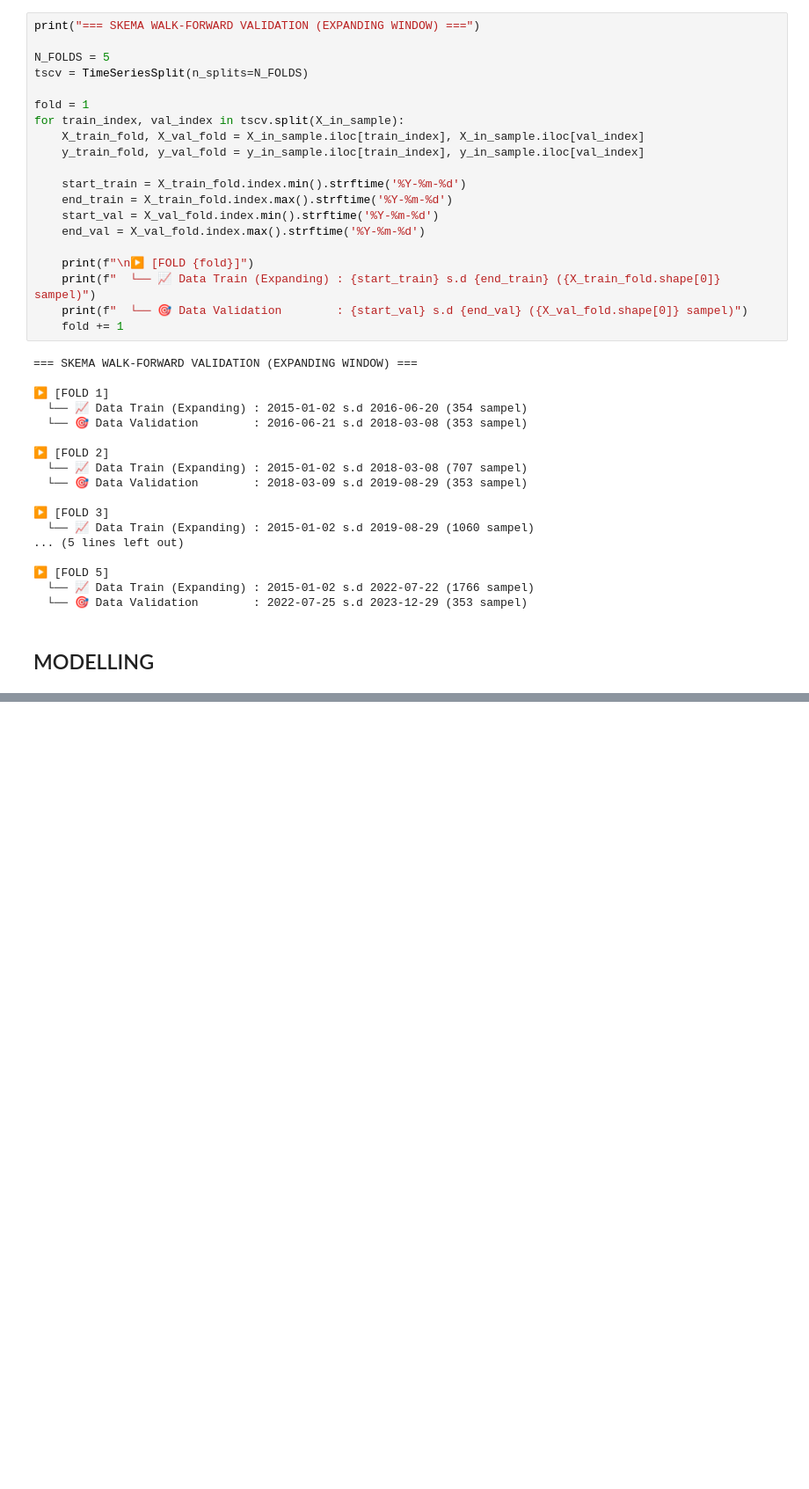
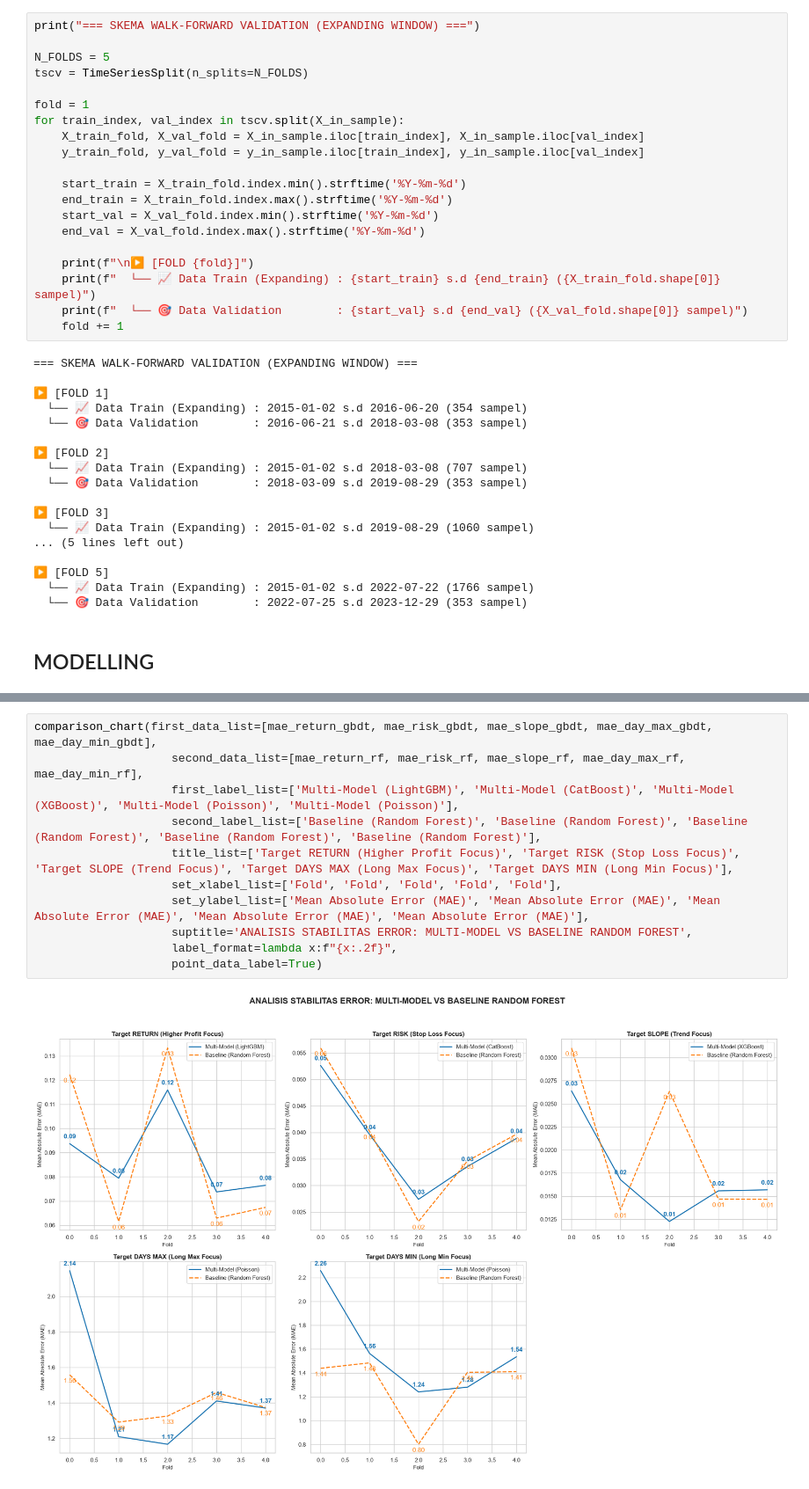
Before and after one commit to adilagagagah/stock-forecasting, a Jupyter notebook: notebook/main.ipynb, the cells around one changed output, grey strips where cells are left out. Shown at 88% size. Drawn from its saved outputs; the diff is of its cells as text; blank space fills up the shorter version.

```diff
--- a/notebook/main.ipynb
+++ b/notebook/main.ipynb
@@ -232,0 +553,13 @@ for train_index, val_index in tscv.split(X_in_sample):
+# %%
+comparison_chart(first_data_list=[mae_return_gbdt, mae_risk_gbdt, mae_slope_gbdt, mae_day_max_gbdt, mae_day_min_gbdt],
+                    second_data_list=[mae_return_rf, mae_risk_rf, mae_slope_rf, mae_day_max_rf, mae_day_min_rf],
+                    first_label_list=['Multi-Model (LightGBM)', 'Multi-Model (CatBoost)', 'Multi-Model (XGBoost)', 'Multi-Model (Poisson)', 'Multi-Model (Poisson)'],
+                    second_label_list=['Baseline (Random Forest)', 'Baseline (Random Forest)', 'Baseline (Random Forest)', 'Baseline (Random Forest)', 'Baseline (Random Forest)'],
+                    title_list=['Target RETURN (Higher Profit Focus)', 'Target RISK (Stop Loss Focus)', 'Target SLOPE (Trend Focus)', 'Target DAYS MAX (Long Max Focus)', 'Target DAYS MIN (Long Min Focus)'],
+                    set_xlabel_list=['Fold', 'Fold', 'Fold', 'Fold', 'Fold'],
+                    set_ylabel_list=['Mean Absolute Error (MAE)', 'Mean Absolute Error (MAE)', 'Mean Absolute Error (MAE)', 'Mean Absolute Error (MAE)', 'Mean Absolute Error (MAE)'],
+                    suptitle='ANALISIS STABILITAS ERROR: MULTI-MODEL VS BASELINE RANDOM FOREST',
+                    label_format=lambda x:f"{x:.2f}",
+                    point_data_label=True)
+# %% [output]
+[figure, added]
```
Also changed, not shown: parts of 17 cells of this notebook, 1 other file.
